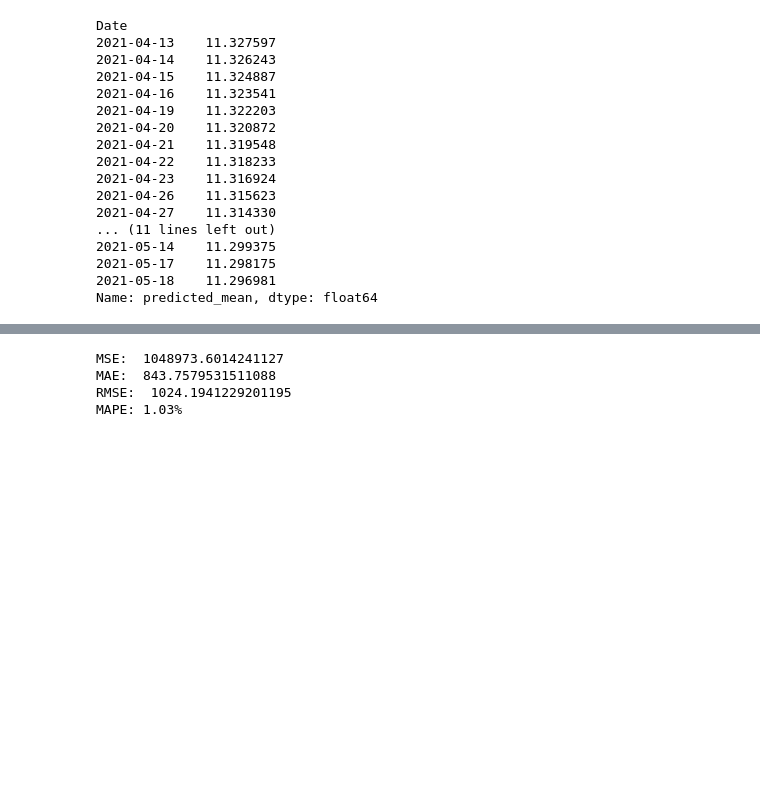
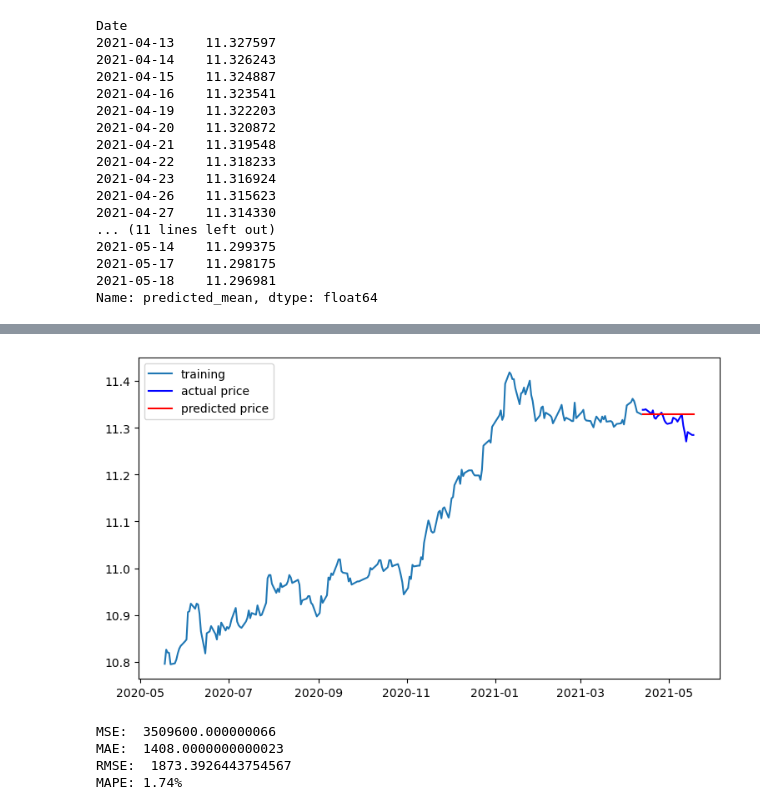
Before and after one commit to koreaTail/aiffel_git, a Jupyter notebook: samsung_stock_pre.ipynb, the cells around one changed output, grey strips where cells are left out. Drawn from its saved outputs; the diff is of its cells as text; code cells hidden in the pictures; blank space fills up the shorter version.

```diff
--- a/samsung_stock_pre.ipynb
+++ b/samsung_stock_pre.ipynb
@@ -404,23 +429,34 @@ Name: predicted_mean, dtype: float64
 # %%
-from sklearn.metrics import mean_squared_error, mean_absolute_error
-import math
+model = ARIMA(train_data, order=(0, 1, 0))  # p값을 14으로 테스트
+fitted_m = model.fit()
+fc= fitted_m.forecast(len(test_data), alpha=0.05)  # 95% conf
+fc.index = test_data.index
+
+# Make as pandas series
+fc_series = pd.Series(data = fc, index=test_data.index)   # 예측결과
+
+# Plot
+plt.figure(figsize=(9,5), dpi=100)
+plt.plot(train_data, label='training')
+plt.plot(test_data, c='b', label='actual price')
+plt.plot(fc_series, c='r',label='predicted price')
+plt.legend()
+plt.show()
 
 mse = mean_squared_error(np.exp(test_data), np.exp(fc))
 print('MSE: ', mse)
 
 mae = mean_absolute_error(np.exp(test_data), np.exp(fc))
 print('MAE: ', mae)
 
 rmse = math.sqrt(mean_squared_error(np.exp(test_data), np.exp(fc)))
 print('RMSE: ', rmse)
 
 mape = np.mean(np.abs(np.exp(fc) - np.exp(test_data))/np.abs(np.exp(test_data)))
 print('MAPE: {:.2f}%'.format(mape*100))
-
-# 3509600
-# 2773512
 # %% [output]
+[figure, added]
-MSE:  1048973.6014241127
-MAE:  843.7579531511088
-RMSE:  1024.1941229201195
-MAPE: 1.03%
+MSE:  3509600.000000066
+MAE:  1408.0000000000023
+RMSE:  1873.3926443754567
+MAPE: 1.74%
```
Also changed, not shown: parts of 7 cells of this notebook.
